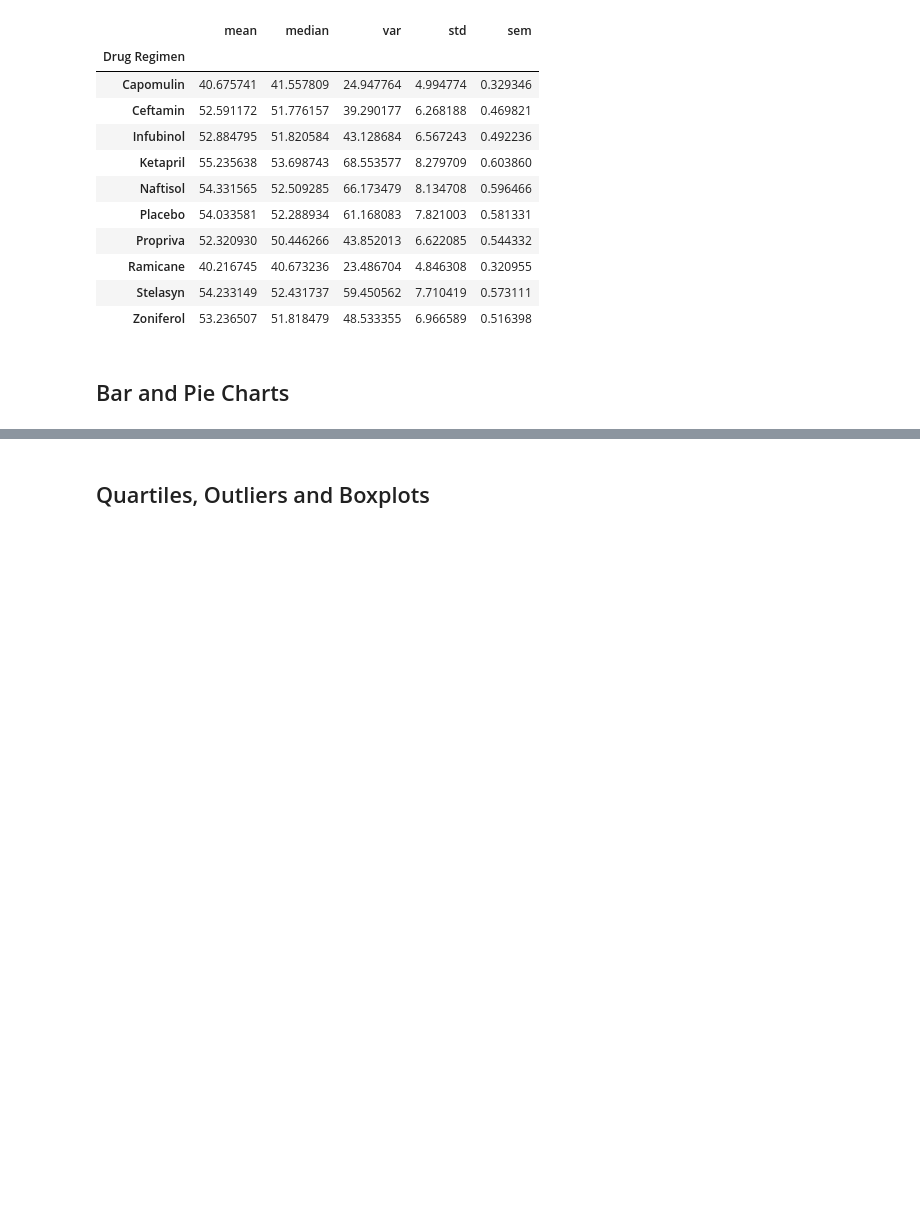
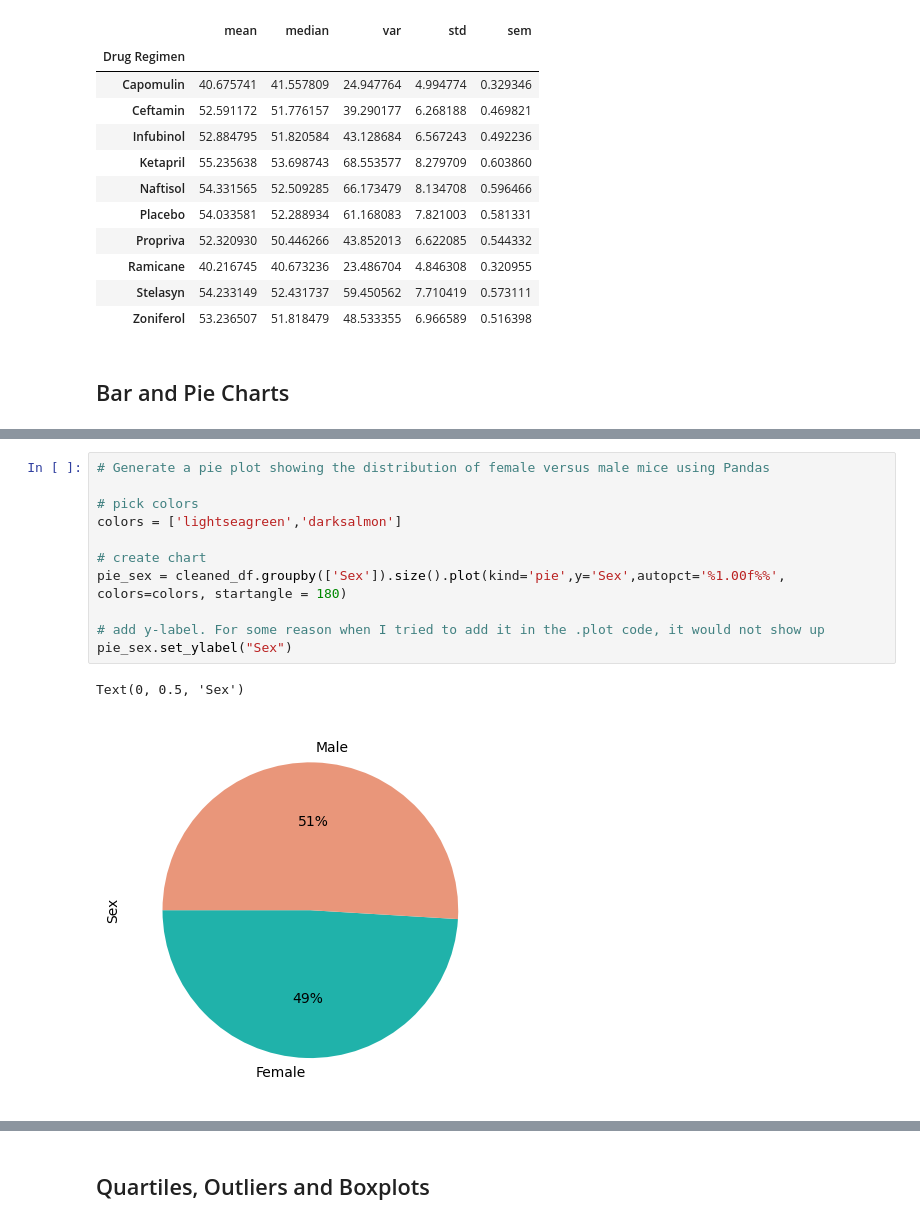
Before and after one commit to ModestGenu/Pymaceuticals-challenge, a Jupyter notebook: challenge 5/Pymaceuticals/pymaceuticals_starter.ipynb, the cells around one changed output, grey strips where cells are left out. Saved outputs shown, nothing was run; the diff lists cells and outputs as text; blank space fills up the shorter version.

```diff
--- a/challenge 5/Pymaceuticals/pymaceuticals_starter.ipynb
+++ b/challenge 5/Pymaceuticals/pymaceuticals_starter.ipynb
@@ -163,0 +179,14 @@ group_mouse
+# %%
+# Generate a pie plot showing the distribution of female versus male mice using Pandas
+
+# pick colors
+colors = ['lightseagreen','darksalmon']
+
+# create chart
+pie_sex = cleaned_df.groupby(['Sex']).size().plot(kind='pie',y='Sex',autopct='%1.00f%%', colors=colors, startangle = 180)
+
+# add y-label. For some reason when I tried to add it in the .plot code, it would not show up
+pie_sex.set_ylabel("Sex")
+# %% [output]
+Text(0, 0.5, 'Sex')
+[figure, added]
```
Also changed, not shown: parts of 14 cells of this notebook.
